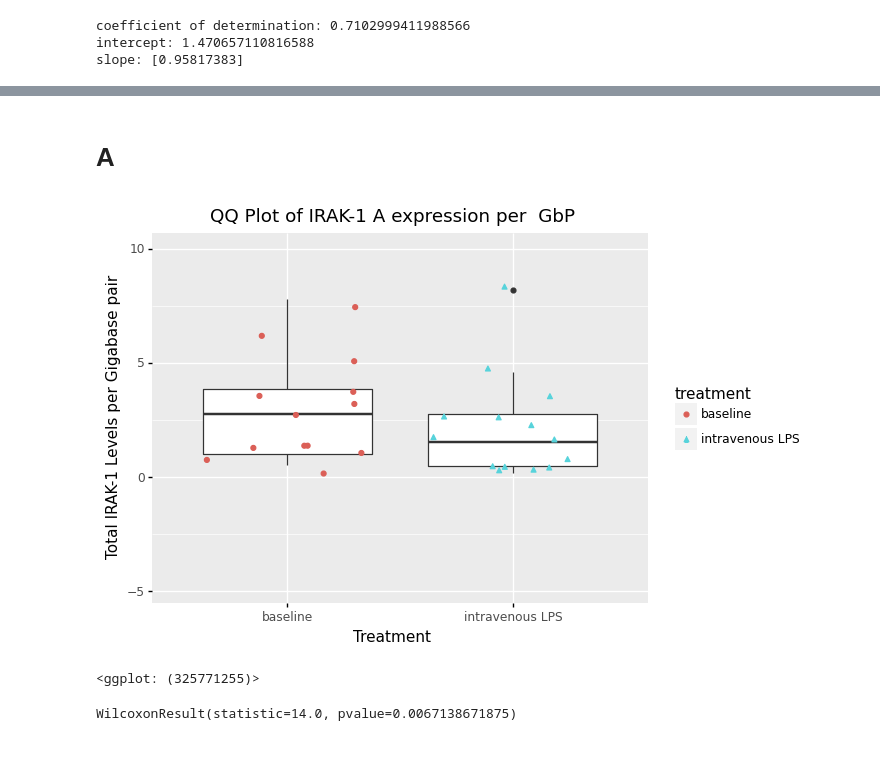
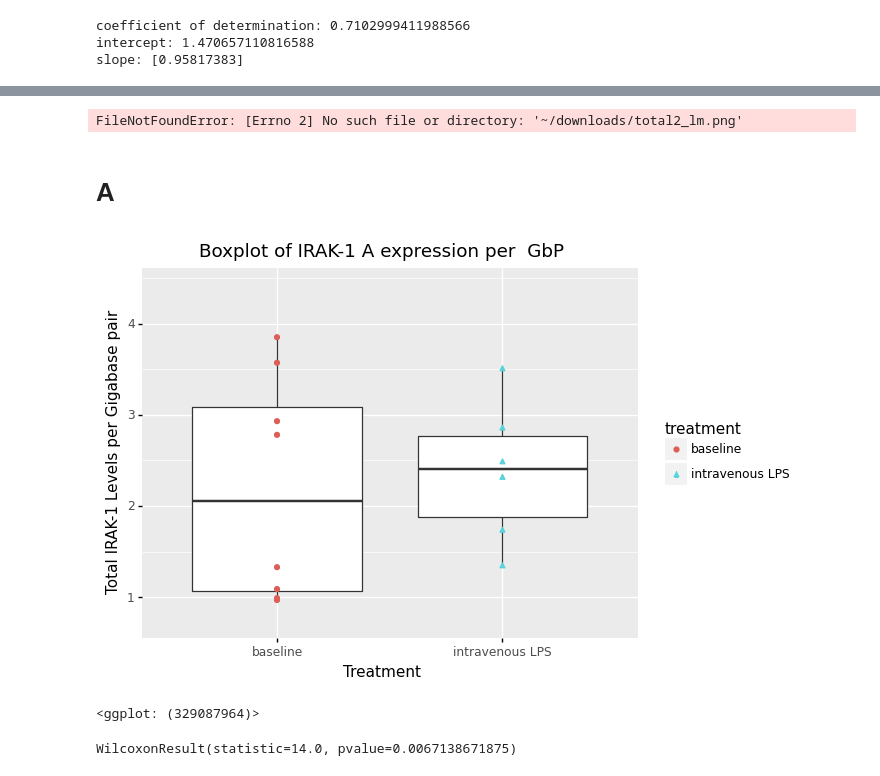
Before and after one commit to ASSahasranamam/thesis, a Jupyter notebook: thesis/treatment.ipynb, the cells around one changed output, grey strips where cells are left out. Saved outputs shown, nothing was run; the diff lists cells and outputs as text; code cells hidden in the pictures.

```diff
--- a/thesis/treatment.ipynb
+++ b/thesis/treatment.ipynb
@@ -382,19 +414,23 @@ ggplot(data_plot,aes(x='total2',y='ctrl_total2') )  + geom_point() + geom_smooth
+# %%
+_.save("~/downloads/total2_lm.png")
+# %% [output]
+FileNotFoundError: [Errno 2] No such file or directory: '~/downloads/total2_lm.png'
 # %% [markdown]
 # A
 # %%
-removed_outliers_A = data.totalA.between(data.totalA.quantile(.05), data.totalA.quantile(.95))
-data_total_A= data[removed_outliers_A]
 q1 = np.round(data.totalA.quantile(0.25), 4)
 q3 = np.round(data.totalA.quantile(0.75), 4)
 iqr = np.round(q3 - q1, 4)
 lowerA = np.round( q1 - (1.5 * iqr),4)
 upperA=  np.round( q3+  (1.5 * iqr),4)
+removed_outliers_A = data.totalA.between(lowerA, upperA)
+data_total_A= data[removed_outliers_A]
+
     # Interquartile range
-lowerA= lower
-ggplot(data, aes(x='treatment', y='totalA') ) + geom_boxplot() + geom_jitter(data, aes(colour='treatment',shape='treatment')) +  ggtitle("QQ Plot of IRAK-1 A expression per  GbP") + xlab("Treatment") + ylab("Total IRAK-1 Levels per Gigabase pair") + ylim(lowerA,upperA)
+ggplot(data, aes(x='treatment', y='totalA') ) + geom_boxplot() + geom_point(data, aes(colour='treatment',shape='treatment')) +  ggtitle("Boxplot of IRAK-1 A expression per  GbP") + xlab("Treatment") + ylab("Total IRAK-1 Levels per Gigabase pair") + ylim(q1,q3)
 # %% [output]
-[figure, old version]
+[figure, new version]
-<ggplot: (325771255)>
+<ggplot: (329087964)>
 # %%
 a = 0.05
 
```
Also changed, not shown: parts of 25 cells of this notebook, 4 other files.
